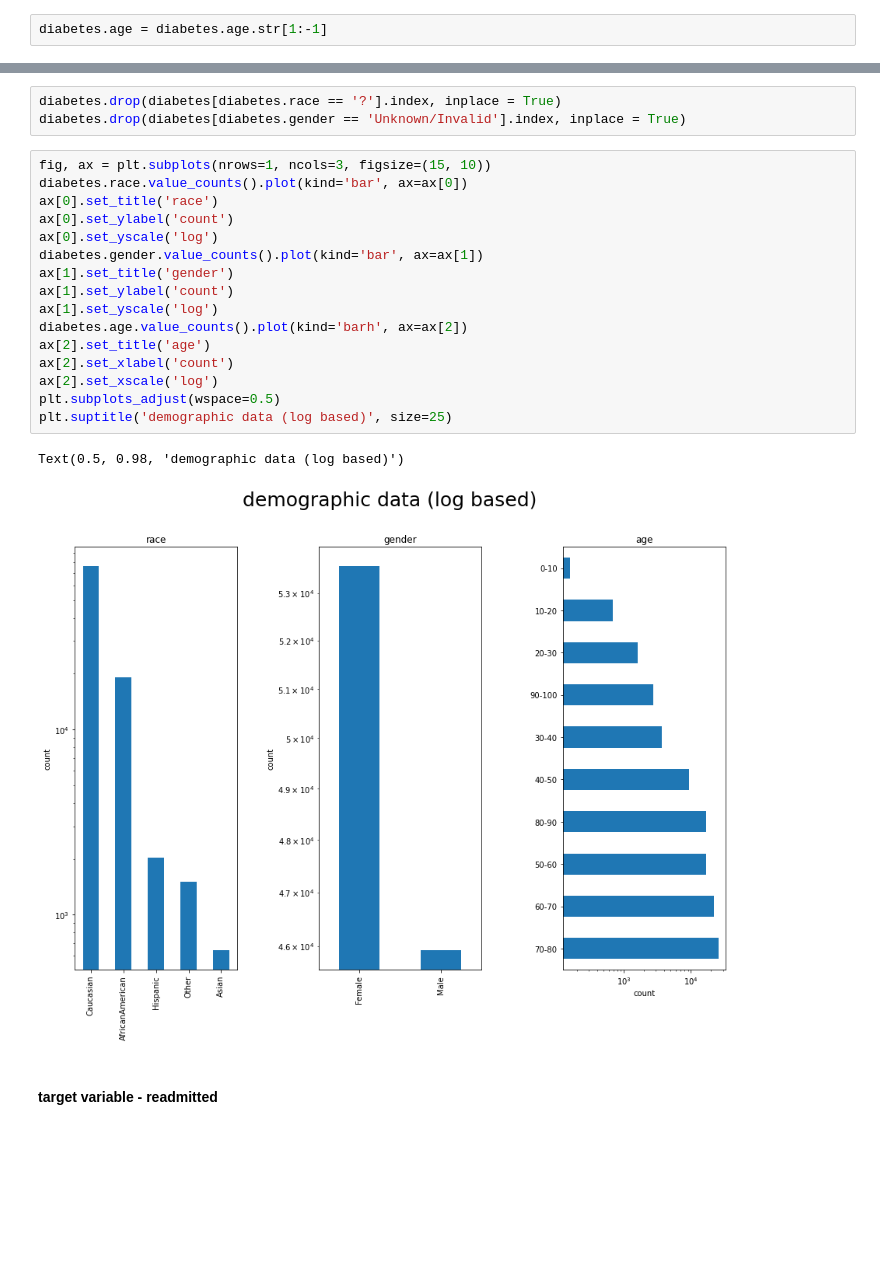
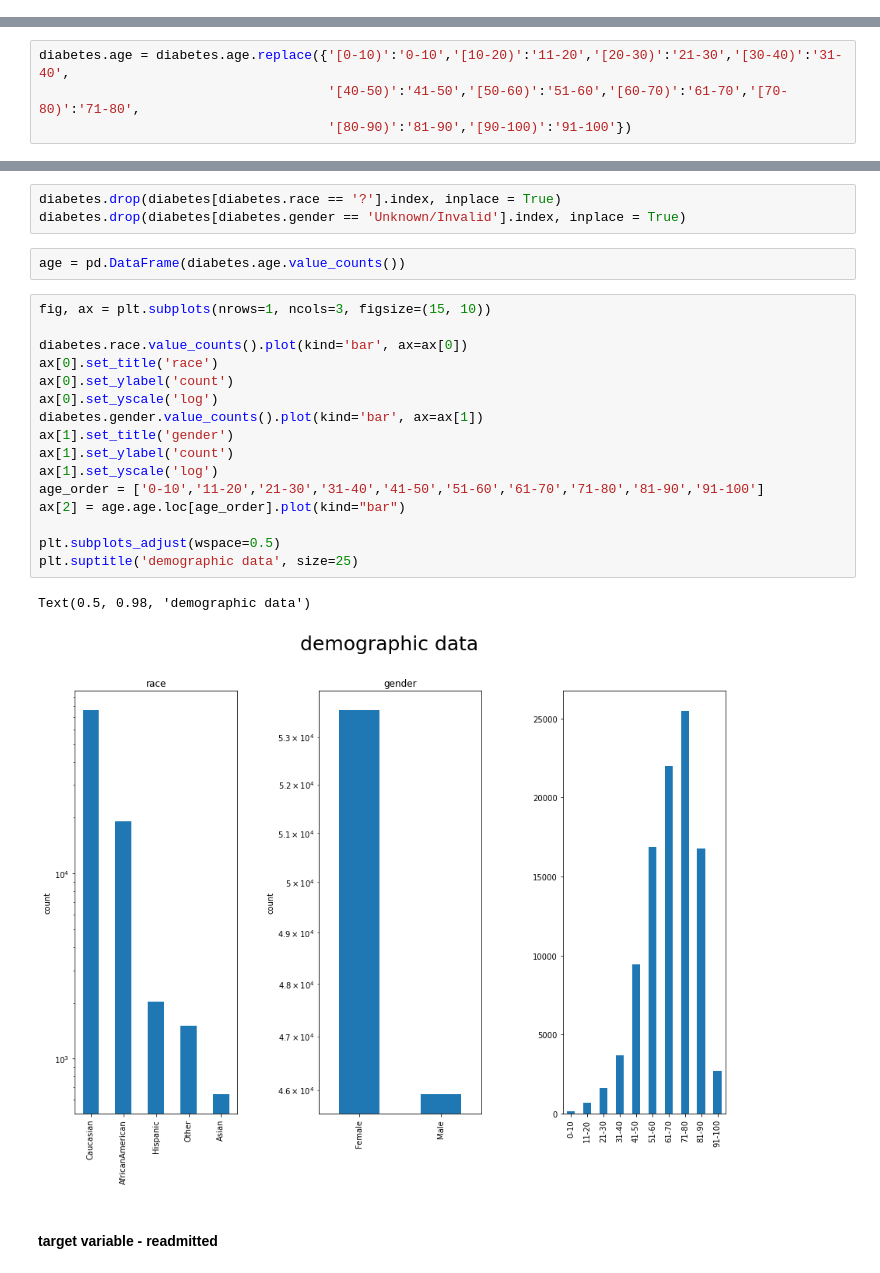
Before and after one commit to ruihan1228/diabetes, a Jupyter notebook: diabetes_1.ipynb, the cells around one changed output, grey strips where cells are left out. Saved outputs shown, nothing was run; the diff lists cells and outputs as text; blank space fills up the shorter version.

```diff
--- a/diabetes_1.ipynb
+++ b/diabetes_1.ipynb
@@ -30,5 +30,3 @@ diabetes = diabetes.loc[:, ~diabetes.columns.isin(['encounter_id','patient_nbr',
                                                    'discharge_disposition_id','admission_source_id','payer_code',
                                                    'medical_specialty','diag_1','diag_2','diag_3','number_diagnoses',
                                                    'max_glu_serum','A1Cresult','change','diabetesMed'])]
-# %%
-diabetes.age = diabetes.age.str[1:-1]
@@ -35,3 +43,7 @@ diabetes.age = diabetes.age.str[1:-1]
+# %%
+diabetes.age = diabetes.age.replace({'[0-10)':'0-10','[10-20)':'11-20','[20-30)':'21-30','[30-40)':'31-40',
+                                     '[40-50)':'41-50','[50-60)':'51-60','[60-70)':'61-70','[70-80)':'71-80',
+                                     '[80-90)':'81-90','[90-100)':'91-100'})
 # %%
 diabetes.loc[0:100000:10000]
 # %% [output]
@@ -88,25 +100,27 @@ Name: age, dtype: int64
 # %%
 diabetes.drop(diabetes[diabetes.race == '?'].index, inplace = True)
 diabetes.drop(diabetes[diabetes.gender == 'Unknown/Invalid'].index, inplace = True)
+# %%
+age = pd.DataFrame(diabetes.age.value_counts())
 # %%
 fig, ax = plt.subplots(nrows=1, ncols=3, figsize=(15, 10))
+
 diabetes.race.value_counts().plot(kind='bar', ax=ax[0])
 ax[0].set_title('race')
 ax[0].set_ylabel('count')
 ax[0].set_yscale('log')
 diabetes.gender.value_counts().plot(kind='bar', ax=ax[1])
 ax[1].set_title('gender')
 ax[1].set_ylabel('count')
 ax[1].set_yscale('log')
-diabetes.age.value_counts().plot(kind='barh', ax=ax[2])
-ax[2].set_title('age')
-ax[2].set_xlabel('count')
-ax[2].set_xscale('log')
+age_order = ['0-10','11-20','21-30','31-40','41-50','51-60','61-70','71-80','81-90','91-100']
+ax[2] = age.age.loc[age_order].plot(kind="bar")
+
 plt.subplots_adjust(wspace=0.5)
-plt.suptitle('demographic data (log based)', size=25)
+plt.suptitle('demographic data', size=25)
 # %% [output]
-Text(0.5, 0.98, 'demographic data (log based)')
+Text(0.5, 0.98, 'demographic data')
-[figure, old version]
+[figure, new version]
 # %% [markdown]
 #### target variable - readmitted
 # %%
```
Also changed, not shown: parts of 23 cells of this notebook.
